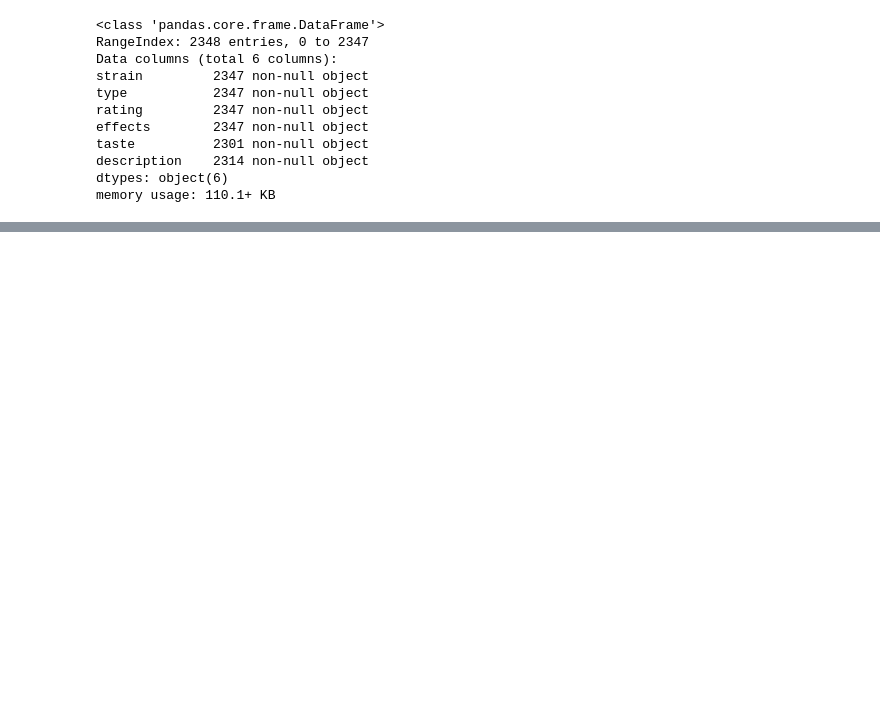
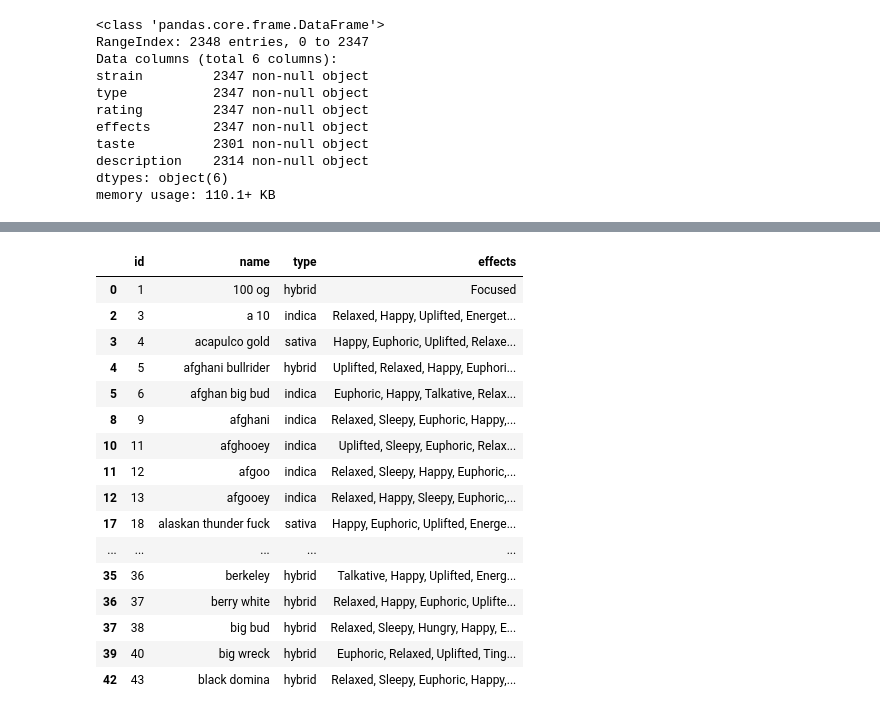
Before and after one commit to stephkendall/Cannabis-Predictions, a Jupyter notebook: Untitled.ipynb, the cells around one changed output, grey strips where cells are left out. Drawn from its saved outputs; the diff is of its cells as text; code cells hidden in the pictures; blank space fills up the shorter version.

```diff
--- a/Untitled.ipynb
+++ b/Untitled.ipynb
@@ -59,0 +164,23 @@ can.iloc[160:165]
+# %%
+# create new dataframe for effects of strains
+# effects = strains[['id','name','type','effects']]
+# strains = strains.drop(columns=['effects'])
+effects.head(20)
+# %% [output]
+|  | id | name | type | effects |
+| 0 | 1 | 100 og | hybrid | Focused |
+| 2 | 3 | a 10 | indica | Relaxed, Happy, Uplifted, Energet... |
+| 3 | 4 | acapulco gold | sativa | Happy, Euphoric, Uplifted, Relaxe... |
+| 4 | 5 | afghani bullrider | hybrid | Uplifted, Relaxed, Happy, Euphori... |
+| 5 | 6 | afghan big bud | indica | Euphoric, Happy, Talkative, Relax... |
+| 8 | 9 | afghani | indica | Relaxed, Sleepy, Euphoric, Happy,... |
+| 10 | 11 | afghooey | indica | Uplifted, Sleepy, Euphoric, Relax... |
+| 11 | 12 | afgoo | indica | Relaxed, Sleepy, Happy, Euphoric,... |
+| 12 | 13 | afgooey | indica | Relaxed, Happy, Sleepy, Euphoric,... |
+| 17 | 18 | alaskan thunder fuck | sativa | Happy, Euphoric, Uplifted, Energe... |
+| ... | ... | ... | ... | ... |
+| 35 | 36 | berkeley | hybrid | Talkative, Happy, Uplifted, Energ... |
+| 36 | 37 | berry white | hybrid | Relaxed, Happy, Euphoric, Uplifte... |
+| 37 | 38 | big bud | hybrid | Relaxed, Sleepy, Hungry, Happy, E... |
+| 39 | 40 | big wreck | hybrid | Euphoric, Relaxed, Uplifted, Ting... |
+| 42 | 43 | black domina | hybrid | Relaxed, Sleepy, Euphoric, Happy,... |
```
Also changed, not shown: parts of 24 cells of this notebook, 1 other file.
